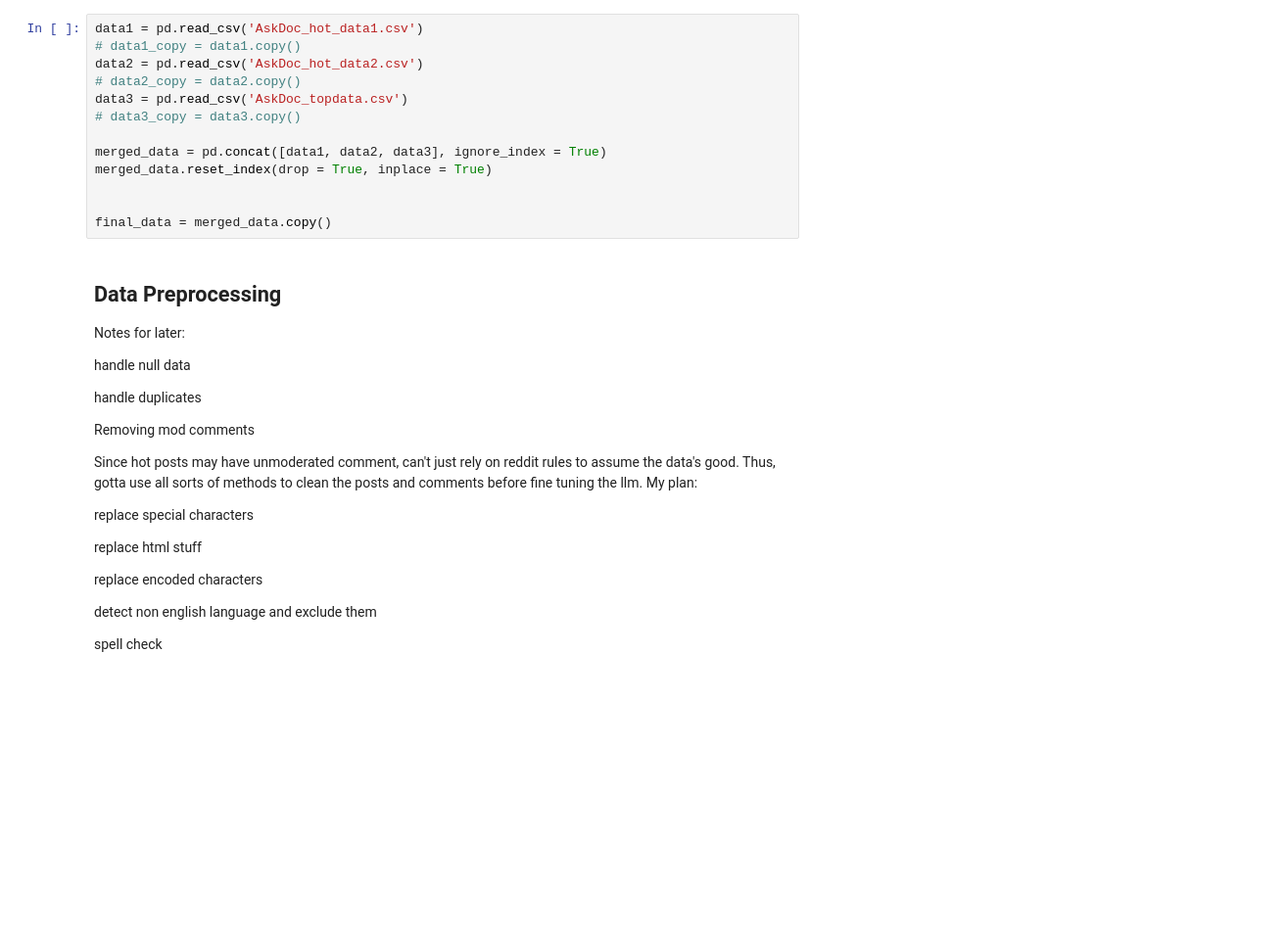
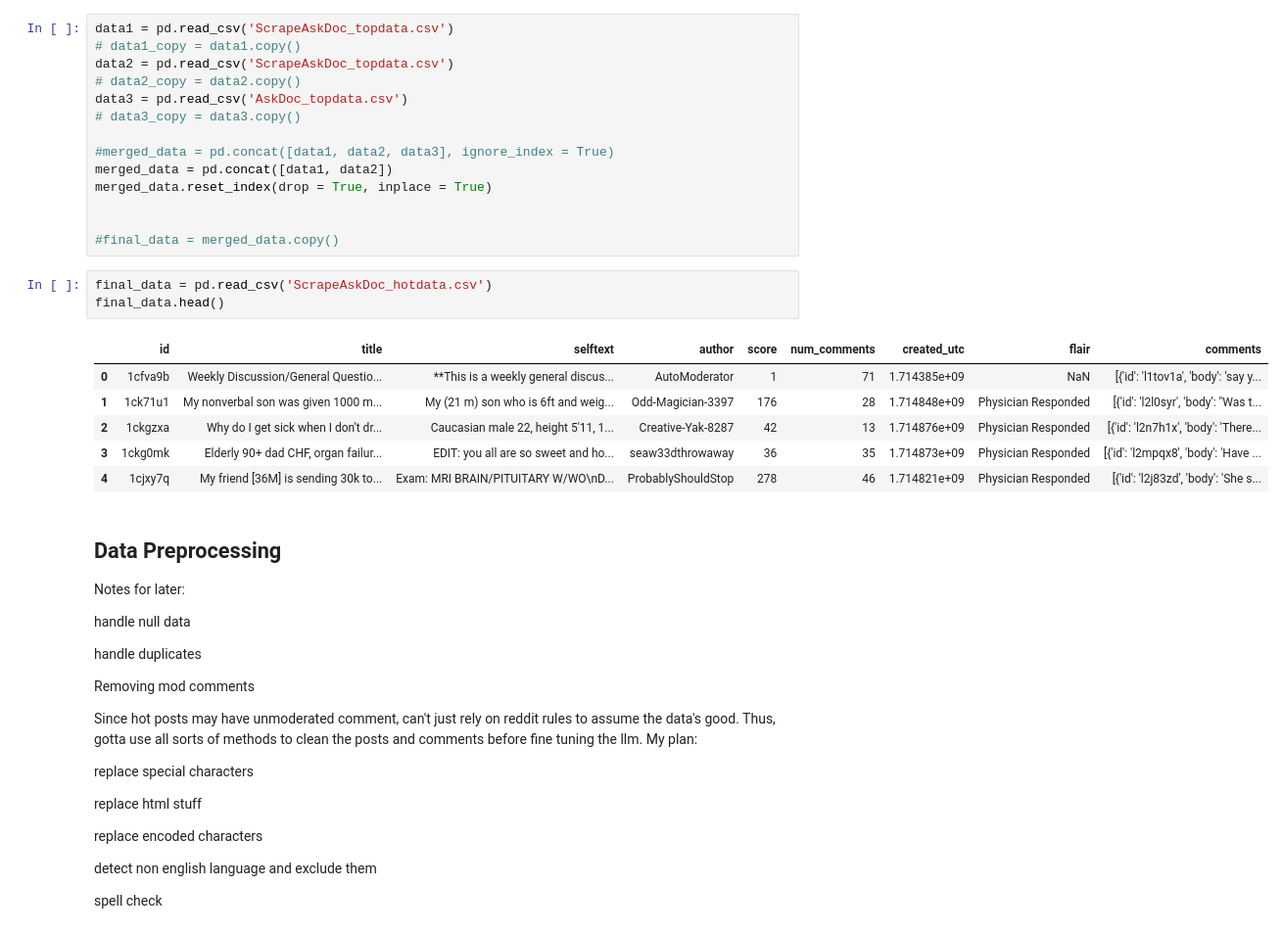
Before and after one commit to 8dsasb/AskDocLLM, a Jupyter notebook: assignment_shasanka.ipynb, the cells around one changed output. Shown at 98% size. Cells and saved outputs as stored; diff of their text form; blank space fills up the shorter version.

```diff
--- a/assignment_shasanka.ipynb
+++ b/assignment_shasanka.ipynb
@@ -120,16 +138,27 @@ Succesfully scraped the data
 # %%
-data1 = pd.read_csv('AskDoc_hot_data1.csv')
+data1 = pd.read_csv('ScrapeAskDoc_topdata.csv')
 # data1_copy = data1.copy()
-data2 = pd.read_csv('AskDoc_hot_data2.csv')
+data2 = pd.read_csv('ScrapeAskDoc_topdata.csv')
 # data2_copy = data2.copy()
 data3 = pd.read_csv('AskDoc_topdata.csv')
 # data3_copy = data3.copy()
 
-merged_data = pd.concat([data1, data2, data3], ignore_index = True)
+#merged_data = pd.concat([data1, data2, data3], ignore_index = True)
+merged_data = pd.concat([data1, data2])
 merged_data.reset_index(drop = True, inplace = True)
 
 
-final_data = merged_data.copy()
+#final_data = merged_data.copy()
+# %%
+final_data = pd.read_csv('ScrapeAskDoc_hotdata.csv')
+final_data.head()
+# %% [output]
+|  | id | title | selftext | author | score | num_comments | created_utc | flair | comments |
+| 0 | 1cfva9b | Weekly Discussion/General Questio... | **This is a weekly general discus... | AutoModerator | 1 | 71 | 1.714385e+09 | NaN | [{'id': 'l1tov1a', 'body': 'say y... |
+| 1 | 1ck71u1 | My nonverbal son was given 1000 m... | My (21 m) son who is 6ft and weig... | Odd-Magician-3397 | 176 | 28 | 1.714848e+09 | Physician Responded | [{'id': 'l2l0syr', 'body': "Was t... |
+| 2 | 1ckgzxa | Why do I get sick when I don't dr... | Caucasian male 22, height 5'11, 1... | Creative-Yak-8287 | 42 | 13 | 1.714876e+09 | Physician Responded | [{'id': 'l2n7h1x', 'body': 'There... |
+| 3 | 1ckg0mk | Elderly 90+ dad CHF, organ failur... | EDIT: you all are so sweet and ho... | seaw33dthrowaway | 36 | 35 | 1.714873e+09 | Physician Responded | [{'id': 'l2mpqx8', 'body': 'Have ... |
+| 4 | 1cjxy7q | My friend [36M] is sending 30k to... | Exam: MRI BRAIN/PITUITARY W/WO\nD... | ProbablyShouldStop | 278 | 46 | 1.714821e+09 | Physician Responded | [{'id': 'l2j83zd', 'body': 'She s... |
 # %% [markdown]
 ## Data Preprocessing
 Notes for later:
```
Also changed, not shown: parts of 41 cells of this notebook, 1 other file.
